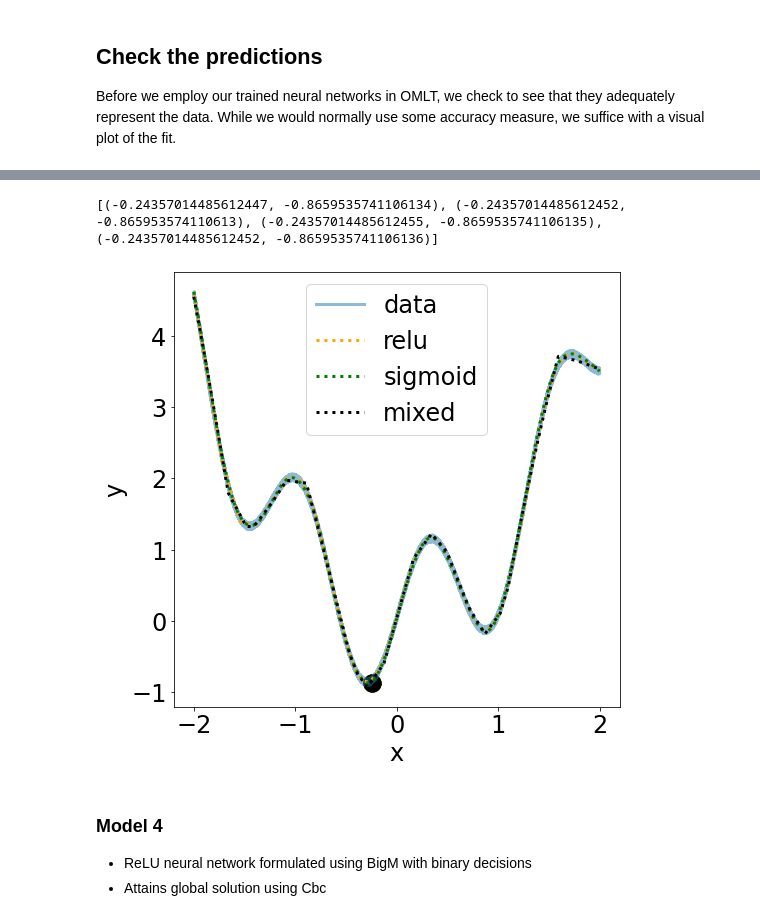
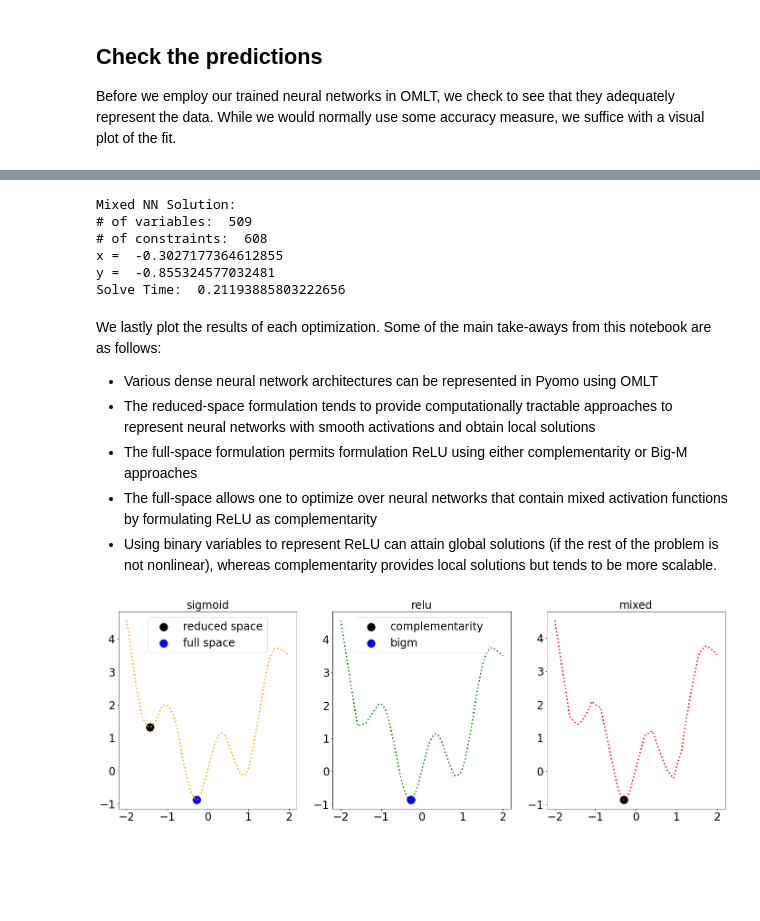
Before and after one commit to cog-imperial/OMLT, a Jupyter notebook: docs/notebooks/neuralnet/neural_network_formulations.ipynb, the cells around one changed output, grey strips where cells are left out. Cells and saved outputs as stored; diff of their text form; code cells hidden in the pictures; blank space fills up the shorter version.

Commit message:
update formulations notebook

```diff
--- a/docs/notebooks/neuralnet/neural_network_formulations.ipynb
+++ b/docs/notebooks/neuralnet/neural_network_formulations.ipynb
@@ -111,5 +104,5 @@ model3.compile(optimizer=Adam(), loss='mse')
 # %%
-history1 = model1.fit(x=df['x_scaled'], y=df['y_scaled'],verbose=1, epochs=100)
-history2 = model2.fit(x=df['x_scaled'], y=df['y_scaled'],verbose=1, epochs=100)
-history3 = model3.fit(x=df['x_scaled'], y=df['y_scaled'],verbose=1, epochs=100)
+history1 = nn1.fit(x=df['x_scaled'], y=df['y_scaled'],verbose=1, epochs=50)
+history2 = nn2.fit(x=df['x_scaled'], y=df['y_scaled'],verbose=1, epochs=50)
+history3 = nn3.fit(x=df['x_scaled'], y=df['y_scaled'],verbose=1, epochs=150)
 # %% [output]
@@ -134,13 +127,16 @@ Epoch 100/100
 ## Check the predictions
 Before we employ our trained neural networks in OMLT, we check to see that they adequately represent the data. While we would normally use some accuracy measure, we suffice with a visual plot of the fit.
 # %%
-y_predict_scaled_relu = model1.predict(x=df['x_scaled'])
+#nn1
+y_predict_scaled_sigmoid = nn1.predict(x=df['x_scaled'])
+y_predict_sigmoid = y_predict_scaled_sigmoid*(std_data['y']) + mean_data['y']
+
+#nn2
+y_predict_scaled_relu = nn2.predict(x=df['x_scaled'])
 y_predict_relu = y_predict_scaled_relu*(std_data['y']) + mean_data['y']
 
-y_predict_scaled_sigmoid = model2.predict(x=df['x_scaled'])
-y_predict_sigmoid = y_predict_scaled_sigmoid*(std_data['y']) + mean_data['y']
-
-y_predict_scaled_mixed = model3.predict(x=df['x_scaled'])
+#nn3
+y_predict_scaled_mixed = nn3.predict(x=df['x_scaled'])
 y_predict_mixed = y_predict_scaled_mixed*(std_data['y']) + mean_data['y']
 # %%
 fig,ax = plt.subplots(1,figsize = (8,8))
@@ -349,23 +525,41 @@ EXIT: Optimal Solution Found.
-# %%
-print(solutions)
-# %% [output]
-[(-0.24357014485612447, -0.8659535741106134), (-0.24357014485612452, -0.865953574110613), (-0.24357014485612455, -0.8659535741106135), (-0.24357014485612452, -0.8659535741106136)]
+# %%
+#print out model size and solution values
+print("Mixed NN Solution:")
+print("# of variables: ",model3_mixed.nvariables())
+print("# of constraints: ",model3_mixed.nconstraints())
+print("x = ", solution_3_mixed[0])
+print("y = ", solution_3_mixed[1])
+print("Solve Time: ", status_3_mixed['Solver'][0]['Time'])
+# %% [output]
+Mixed NN Solution:
+# of variables:  509
+# of constraints:  608
+x =  -0.3027177364612855
+y =  -0.855324577032481
+Solve Time:  0.21193885803222656
+# %% [markdown]
+We lastly plot the results of each optimization. Some of the main take-aways from this notebook are as follows:
+- Various dense neural network architectures can be represented in Pyomo using OMLT
+- The reduced-space formulation tends to provide computationally tractable approaches to represent neural networks with smooth activations and obtain local solutions
+- The full-space formulation permits formulation ReLU using either complementarity or Big-M approaches
+- The full-space allows one to optimize over neural networks that contain mixed activation functions by formulating ReLU as complementarity
+- Using binary variables to represent ReLU can attain global solutions (if the rest of the problem is not nonlinear), whereas complementarity provides local solutions but tends to be more scalable.
 # %%
-fig,ax = plt.subplots(1,figsize = (8,8))
-ax.plot(x,y,linewidth = 3.0,label = "data", alpha = 0.5)
-ax.plot(x,y_predict_relu,linewidth = 3.0,linestyle="dotted",label = "relu",color = "orange")
-ax.plot(x,y_predict_sigmoid,linewidth = 3.0,linestyle="dotted",label = "sigmoid",color = "green")
-ax.plot(x,y_predict_mixed,linewidth = 3.0,linestyle="dotted",label = "mixed", color = "black")
-ax.scatter([solutions[0][0]],[solutions[0][1]],color = "orange",s = 300)
-ax.scatter([solutions[1][0]],[solutions[2][1]],color = "green",s = 300)
-ax.scatter([solutions[2][0]],[solutions[2][1]],color = "black",s = 300)
+fig,axs = plt.subplots(1,3,figsize = (24,8))
+axs[0].plot(x,y_predict_sigmoid,linewidth = 3.0,linestyle="dotted",color = "orange")
+axs[0].set_title("sigmoid")
+axs[0].scatter([solution_1_reduced[0]],[solution_1_reduced[1]],color = "black",s = 300, label="reduced space")
+axs[0].scatter([solution_1_full[0]],[solution_1_full[1]],color = "blue",s = 300, label="full space")
+axs[0].legend()
 
-plt.xlabel("x")
-plt.ylabel("y")
-plt.legend();
+axs[1].plot(x,y_predict_relu,linewidth = 3.0,linestyle="dotted",color = "green")
+axs[1].set_title("relu")
+axs[1].scatter([solution_2_comp[0]],[solution_2_comp[1]],color = "black",s = 300, label="complementarity")
+axs[1].scatter([solution_2_bigm[0]],[solution_2_bigm[1]],color = "blue",s = 300, label="bigm")
+axs[1].legend()
+
+axs[2].plot(x,y_predict_mixed,linewidth = 3.0,linestyle="dotted", color = "red")
+axs[2].set_title("mixed")
+axs[2].scatter([solution_3_mixed[0]],[solution_3_mixed[1]],color = "black",s = 300);
 # %% [output]
-[figure, old version]
+[figure, new version]
-# %% [markdown]
-### Model 4
-- ReLU neural network formulated using BigM with binary decisions
-- Attains global solution using Cbc
```
Also changed, not shown: parts of 35 cells of this notebook.
